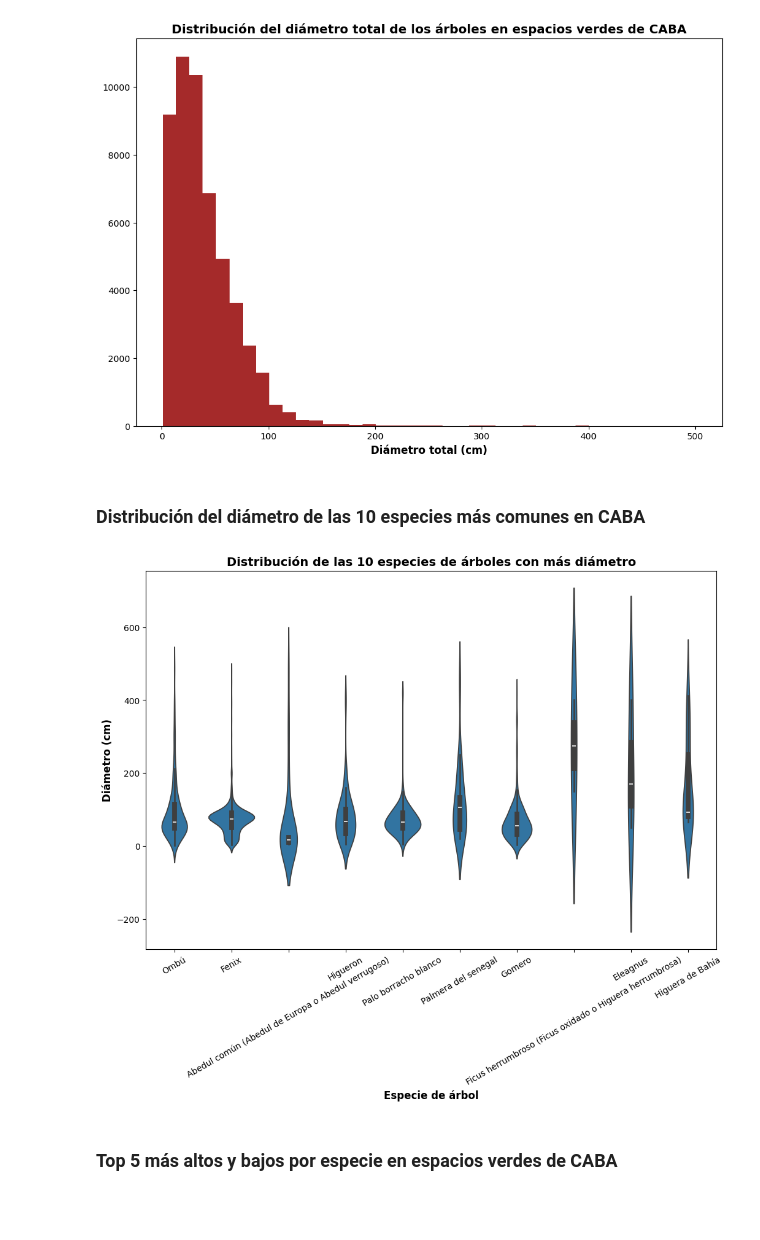
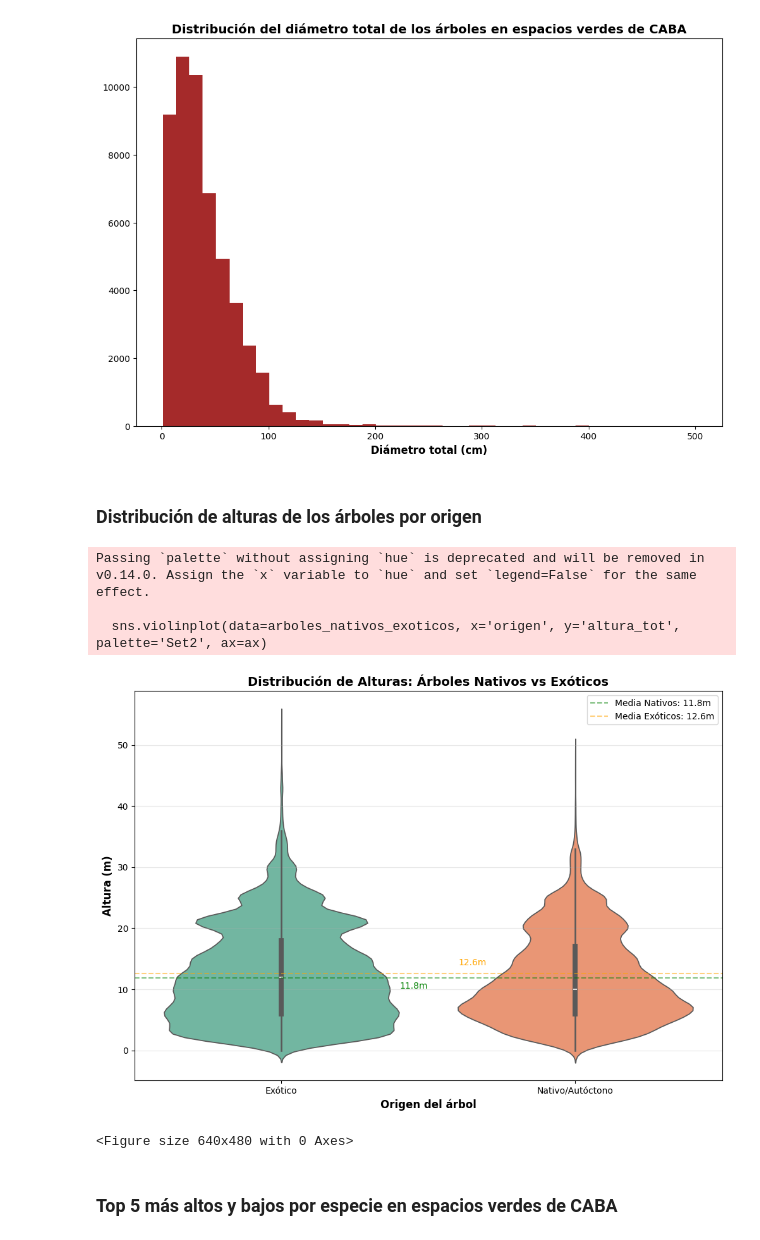
Before and after one commit to juancruzdauberte/arbolado_caba_espacios_verdes, a Jupyter notebook: arbolado.ipynb, the cells around one changed output. Cells and saved outputs as stored; diff of their text form; code cells hidden in the pictures; blank space fills up the shorter version.

```diff
--- a/arbolado.ipynb
+++ b/arbolado.ipynb
@@ -76,21 +101,35 @@ plt.show()
 # %% [output]
 [figure]
 # %% [markdown]
-### Distribución del diámetro de las 10 especies más comunes en CABA
+### Distribución de alturas de los árboles por origen
 # %%
-top10_diam_values = arboles.groupby('nombre_com')['diametro'].max().sort_values(ascending=False).head(10).reset_index()['nombre_com'].values
+arboles_nativos_exoticos = arboles[arboles['origen'] != 'No Determinado']
 
-top10_diam = arboles[arboles['nombre_com'].isin(top10_diam_values)]
+fig, ax = plt.subplots(figsize=(12, 8))
 
-plt.figure(figsize=(12,8))
-sns.violinplot(data=top10_diam, x='nombre_com', y='diametro')
-plt.title('Distribución de las 10 especies de árboles con más diámetro', fontsize=14, fontweight='bold')
-plt.xlabel('Especie de árbol', fontsize=12, fontweight='semibold')
-plt.xticks(rotation=30)
-plt.ylabel('Diámetro (cm)', fontsize=12, fontweight='semibold')
+
+sns.violinplot(data=arboles_nativos_exoticos, x='origen', y='altura_tot', palette='Set2', ax=ax)
+nativos_mean = arboles[arboles['origen']=='Nativo/Autóctono']['altura_tot'].mean()
+exoticos_mean = arboles[arboles['origen']=='Exótico']['altura_tot'].mean()
+ax.axhline(y=nativos_mean, color='green', linestyle='--',
+           alpha=0.5, label=f'Media Nativos: {nativos_mean:.1f}m')
+ax.axhline(y=exoticos_mean, color='orange', linestyle='--',
+           alpha=0.5, label=f'Media Exóticos: {exoticos_mean:.1f}m')
+ax.text(0.45, nativos_mean - 2 , f'{nativos_mean:.1f}m', ha='center', va='bottom', color='green')
+ax.text(0.65, exoticos_mean + 1, f'{exoticos_mean:.1f}m', ha='center', va='bottom', color='orange')
+plt.title('Distribución de Alturas: Árboles Nativos vs Exóticos', fontsize=14, fontweight='bold')
+ax.grid(alpha=0.3, axis='y')
+plt.xlabel('Origen del árbol', fontsize=12, fontweight='semibold')
+plt.ylabel('Altura (m)', fontsize=12, fontweight='semibold')
+plt.legend()
 plt.show()
+plt.tight_layout()
 # %% [output]
+Passing `palette` without assigning `hue` is deprecated and will be removed in v0.14.0. Assign the `x` variable to `hue` and set `legend=False` for the same effect.
+
+  sns.violinplot(data=arboles_nativos_exoticos, x='origen', y='altura_tot', palette='Set2', ax=ax)
-[figure, old version]
+[figure, new version]
+<Figure size 640x480 with 0 Axes>
 # %% [markdown]
 ### Top 5 más altos y bajos por especie en espacios verdes de CABA
 # %%
```
Also changed, not shown: parts of 5 cells of this notebook, 1 other file.
